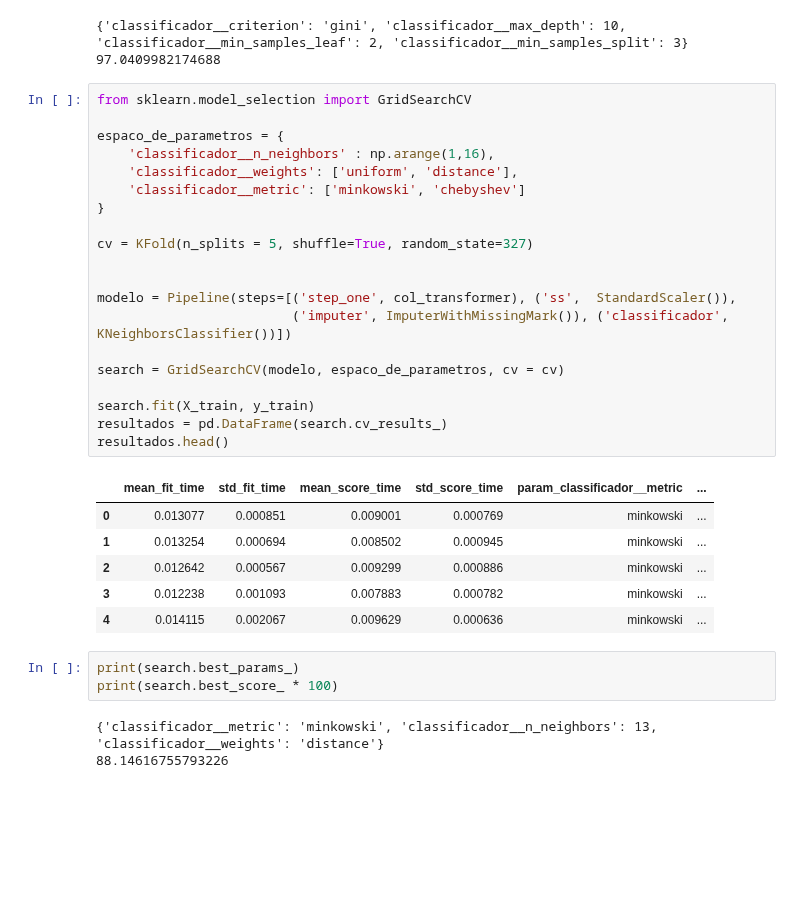
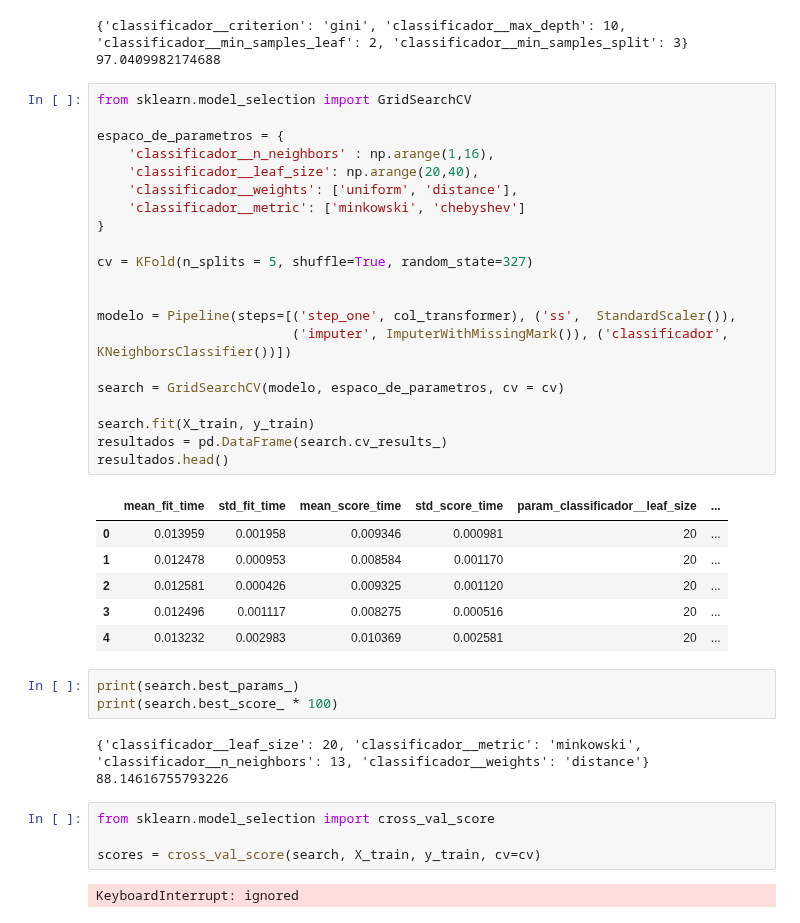
Before and after one commit to inf032/introducaoML, a Jupyter notebook: Farmaco_Otimizacao.ipynb, the cells around one changed output. Saved outputs shown, nothing was run; the diff lists cells and outputs as text; blank space fills up the shorter version.

```diff
--- a/Farmaco_Otimizacao.ipynb
+++ b/Farmaco_Otimizacao.ipynb
@@ -479,33 +479,40 @@ print(search.best_score_ * 100)
 # %%
 from sklearn.model_selection import GridSearchCV
 
 espaco_de_parametros = {
     'classificador__n_neighbors' : np.arange(1,16),
+    'classificador__leaf_size': np.arange(20,40),
     'classificador__weights': ['uniform', 'distance'],
     'classificador__metric': ['minkowski', 'chebyshev']
 }
 
 cv = KFold(n_splits = 5, shuffle=True, random_state=327)
 
 
 modelo = Pipeline(steps=[('step_one', col_transformer), ('ss',  StandardScaler()),
                          ('imputer', ImputerWithMissingMark()), ('classificador', KNeighborsClassifier())])
 
 search = GridSearchCV(modelo, espaco_de_parametros, cv = cv)
 
 search.fit(X_train, y_train)
 resultados = pd.DataFrame(search.cv_results_)
 resultados.head()
 # %% [output]
-|  | mean_fit_time | std_fit_time | mean_score_time | std_score_time | param_classificador__metric | ... |
-| 0 | 0.013077 | 0.000851 | 0.009001 | 0.000769 | minkowski | ... |
-| 1 | 0.013254 | 0.000694 | 0.008502 | 0.000945 | minkowski | ... |
-| 2 | 0.012642 | 0.000567 | 0.009299 | 0.000886 | minkowski | ... |
-| 3 | 0.012238 | 0.001093 | 0.007883 | 0.000782 | minkowski | ... |
-| 4 | 0.014115 | 0.002067 | 0.009629 | 0.000636 | minkowski | ... |
+|  | mean_fit_time | std_fit_time | mean_score_time | std_score_time | param_classificador__leaf_size | ... |
+| 0 | 0.013959 | 0.001958 | 0.009346 | 0.000981 | 20 | ... |
+| 1 | 0.012478 | 0.000953 | 0.008584 | 0.001170 | 20 | ... |
+| 2 | 0.012581 | 0.000426 | 0.009325 | 0.001120 | 20 | ... |
+| 3 | 0.012496 | 0.001117 | 0.008275 | 0.000516 | 20 | ... |
+| 4 | 0.013232 | 0.002983 | 0.010369 | 0.002581 | 20 | ... |
 # %%
 print(search.best_params_)
 print(search.best_score_ * 100)
 # %% [output]
-{'classificador__metric': 'minkowski', 'classificador__n_neighbors': 13, 'classificador__weights': 'distance'}
+{'classificador__leaf_size': 20, 'classificador__metric': 'minkowski', 'classificador__n_neighbors': 13, 'classificador__weights': 'distance'}
 88.14616755793226
+# %%
+from sklearn.model_selection import cross_val_score
+
+scores = cross_val_score(search, X_train, y_train, cv=cv)
+# %% [output]
+KeyboardInterrupt: ignored
```
